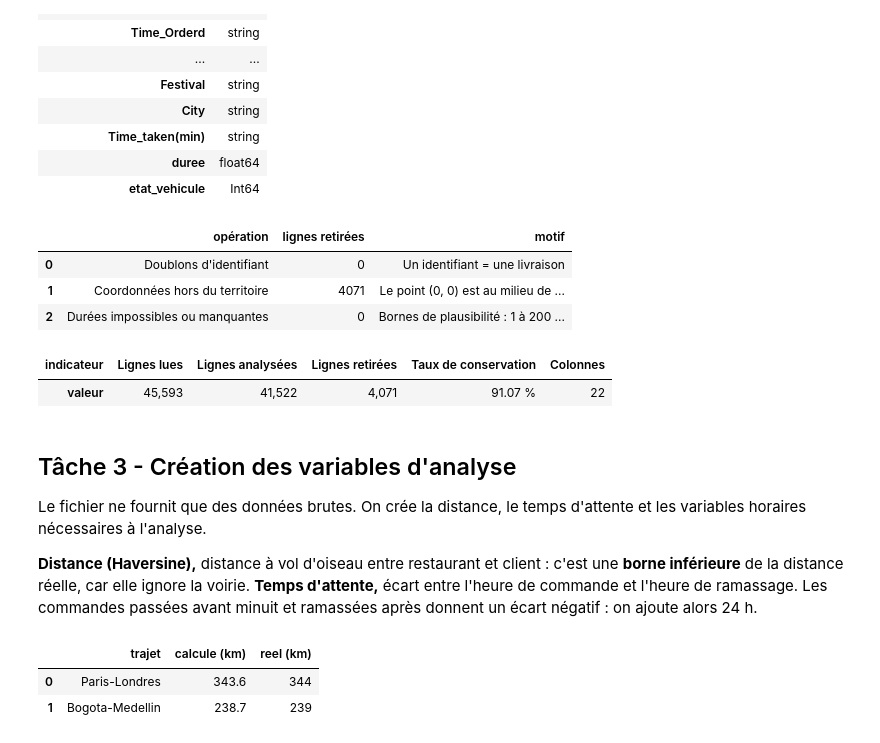
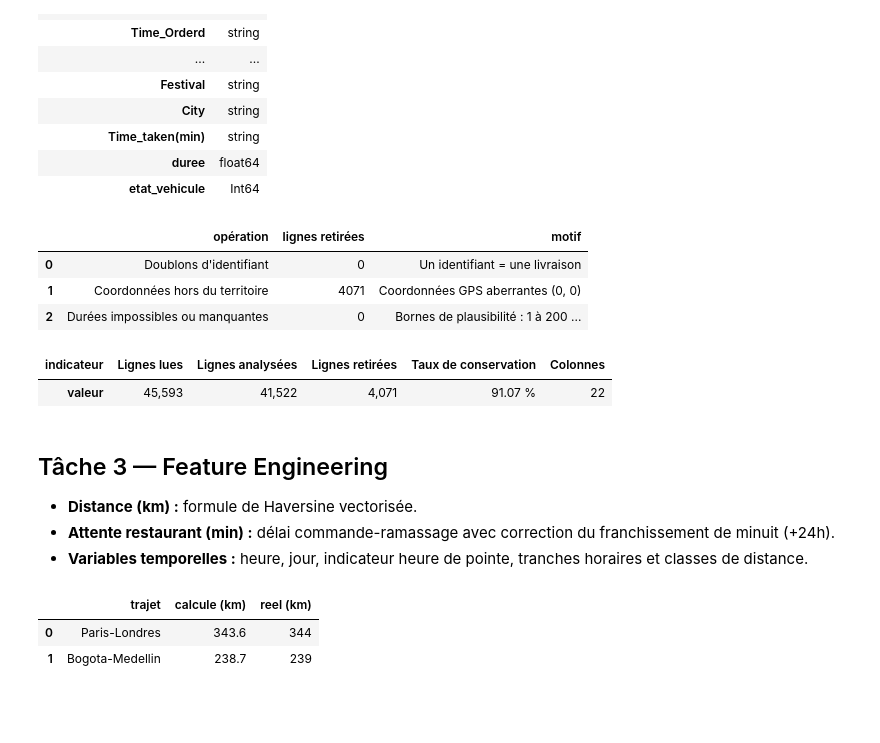
Before and after one commit to chel42/transport-logistique-ds, a Jupyter notebook: notebooks/analyse_delais_livraison.ipynb, the cells around one changed output. Saved outputs shown, nothing was run; the diff lists cells and outputs as text; code cells hidden in the pictures; blank space fills up the shorter version.

```diff
--- a/notebooks/analyse_delais_livraison.ipynb
+++ b/notebooks/analyse_delais_livraison.ipynb
@@ -190,35 +175,47 @@ donnees.dtypes.head(22).to_frame("type")
 # %%
 # --- Filtres : doublons, coordonnées, durées ------------------------------
 avant = len(donnees)
 donnees = donnees.drop_duplicates(subset=["ID"], keep="first")
-journal.append(("Doublons d'identifiant", avant - len(donnees),
-                "Un identifiant = une livraison"))
+journal.append(
+    ("Doublons d'identifiant", avant - len(donnees), "Un identifiant = une livraison")
+)
 
 avant = len(donnees)
-bornes = (donnees["Restaurant_latitude"].between(5, 36) &
-          donnees["Restaurant_longitude"].between(68, 98) &
-          donnees["Delivery_location_latitude"].between(5, 36) &
-          donnees["Delivery_location_longitude"].between(68, 98))
+bornes = (
+    donnees["Restaurant_latitude"].between(5, 36)
+    & donnees["Restaurant_longitude"].between(68, 98)
+    & donnees["Delivery_location_latitude"].between(5, 36)
+    & donnees["Delivery_location_longitude"].between(68, 98)
+)
 donnees = donnees[bornes].copy()
-journal.append(("Coordonnées hors du territoire", avant - len(donnees),
-                "Le point (0, 0) est au milieu de l'océan Atlantique"))
+journal.append(
+    (
+        "Coordonnées hors du territoire",
+        avant - len(donnees),
+        "Coordonnées GPS aberrantes (0, 0)",
+    )
+)
 
 avant = len(donnees)
 donnees = donnees[donnees["duree"].between(1, 200)].copy()
-journal.append(("Durées impossibles ou manquantes", avant - len(donnees),
-                "Bornes de plausibilité : 1 à 200 minutes"))
+journal.append(
+    (
+        "Durées impossibles ou manquantes",
+        avant - len(donnees),
+        "Bornes de plausibilité : 1 à 200 minutes",
+    )
+)
 
 # --- Complétions plutôt que suppression -------------------------------------
-for colonne in ["Weatherconditions", "Road_traffic_density", "City",
-                "Type_of_vehicle"]:
+for colonne in ["Weatherconditions", "Road_traffic_density", "City", "Type_of_vehicle"]:
     donnees[colonne] = donnees[colonne].fillna("Inconnu")
 
 taux_conservation = 100 * len(donnees) / lignes_depart
 pd.DataFrame(journal, columns=["opération", "lignes retirées", "motif"])
 # %% [output]
 |  | opération | lignes retirées | motif |
 | 0 | Doublons d'identifiant | 0 | Un identifiant = une livraison |
-| 1 | Coordonnées hors du territoire | 4071 | Le point (0, 0) est au milieu de ... |
+| 1 | Coordonnées hors du territoire | 4071 | Coordonnées GPS aberrantes (0, 0) |
 | 2 | Durées impossibles ou manquantes | 0 | Bornes de plausibilité : 1 à 200 ... |
 # %%
 # --- Bilan du nettoyage ---------------------------------------------------
@@ -235,16 +243,11 @@ pd.DataFrame({
 | indicateur | Lignes lues | Lignes analysées | Lignes retirées | Taux de conservation | Colonnes |
 | valeur | 45,593 | 41,522 | 4,071 | 91.07 % | 22 |
 # %% [markdown]
-## Tâche 3 - Création des variables d'analyse
+## Tâche 3 — Feature Engineering
 
-Le fichier ne fournit que des données brutes. On crée la distance, le temps
-d'attente et les variables horaires nécessaires à l'analyse.
-
-**Distance (Haversine),** distance à vol d'oiseau entre restaurant et client :
-c'est une **borne inférieure** de la distance réelle, car elle ignore la
-voirie. **Temps d'attente,** écart entre l'heure de commande et l'heure de
-ramassage. Les commandes passées avant minuit et ramassées après donnent un
-écart négatif : on ajoute alors 24 h.
+- **Distance (km) :** formule de Haversine vectorisée.
+- **Attente restaurant (min) :** délai commande-ramassage avec correction du franchissement de minuit (+24h).
+- **Variables temporelles :** heure, jour, indicateur heure de pointe, tranches horaires et classes de distance.
 # %%
 RAYON_TERRE_KM = 6371.0
 
```
Also changed, not shown: parts of 63 cells of this notebook, 7 other files.
